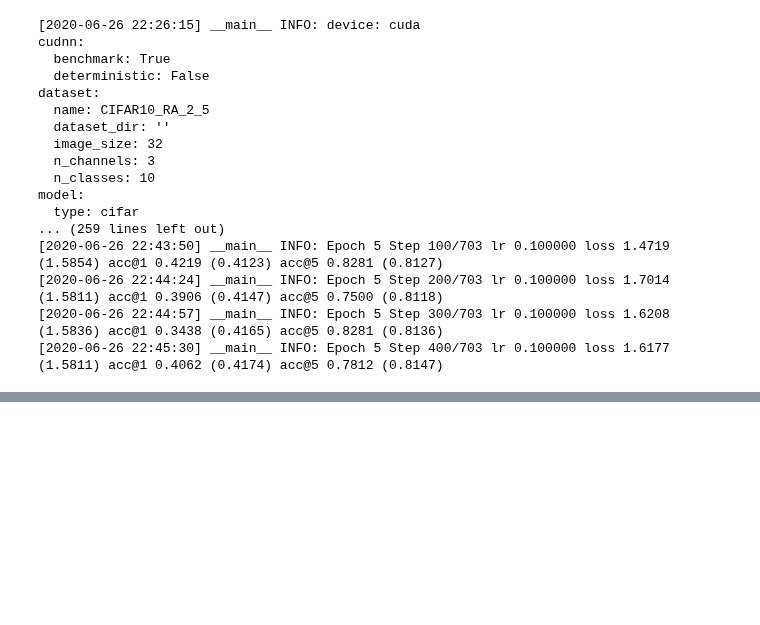
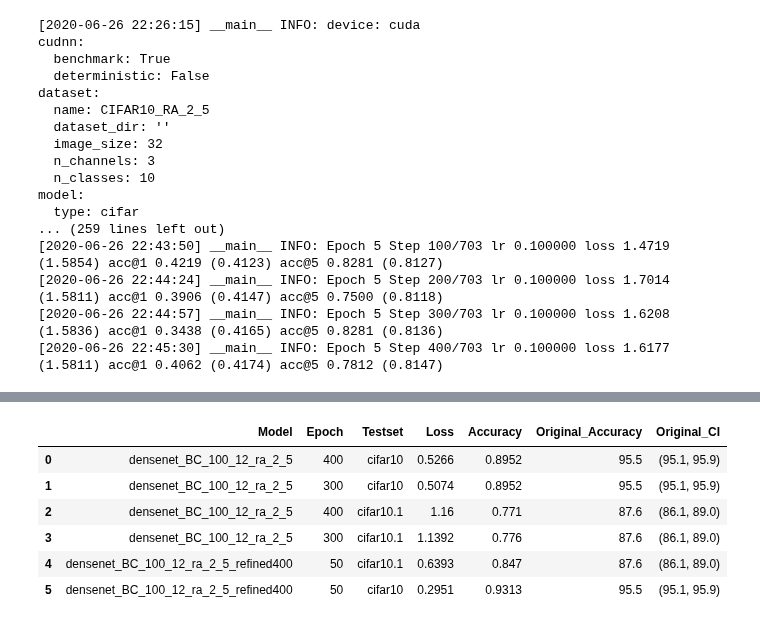
Before and after one commit to danzisar/w210-capstone, a Jupyter notebook: aws-notebooks/densenet_BC_100_12_ra_2_5.ipynb, the cells around one changed output, grey strips where cells are left out. Cells and saved outputs as stored; diff of their text form; code cells hidden in the pictures; blank space fills up the shorter version.

Commit message:
densenet_BC_100_12_ra_2_5 results

```diff
--- a/aws-notebooks/densenet_BC_100_12_ra_2_5.ipynb
+++ b/aws-notebooks/densenet_BC_100_12_ra_2_5.ipynb
@@ -167,25 +215,32 @@ df.to_csv('/home/ec2-user/SageMaker/experiments/densenet_BC_100_12/exp00/results
 df.head()
 # %%
 import pandas as pd
-a = pd.Series(['densenet_BC_100_12_ra_2_5', 400, 'cifar10', ])
-b = pd.Series(['densenet_BC_100_12_ra_2_5', 300, 'cifar10', ])
-c = pd.Series(['densenet_BC_100_12_ra_2_5', 400, 'cifar10.1', ])
-d = pd.Series(['densenet_BC_100_12_ra_2_5', 300, 'cifar10.1', ])
+a = pd.Series(['densenet_BC_100_12_ra_2_5', 400, 'cifar10', 0.5266, 0.8952])
+b = pd.Series(['densenet_BC_100_12_ra_2_5', 300, 'cifar10', 0.5074, 0.8952])
+c = pd.Series(['densenet_BC_100_12_ra_2_5', 400, 'cifar10.1', 1.1600, 0.7710])
+d = pd.Series(['densenet_BC_100_12_ra_2_5', 300, 'cifar10.1', 1.1392, 0.7760])
 
-
-e = pd.Series(['densenet_BC_100_12_ra_2_5_refined400', 50, 'cifar10.1', ])
-f = pd.Series(['densenet_BC_100_12_ra_2_5_refined400', 50, 'cifar10', ])
+e = pd.Series(['densenet_BC_100_12_ra_2_5_refined400', 50, 'cifar10.1', 0.6393, 0.8470])
+f = pd.Series(['densenet_BC_100_12_ra_2_5_refined400', 50, 'cifar10', 0.2951, 0.9313])
 # g = pd.Series(['resnet_basic_32_ra_2_5_refined300', 150, 'cifar10', 0.4499, 0.8795])
 # h = pd.Series(['resnet_basic_32_ra_2_5_refined300', 150, 'cifar10.1', 0.8206, 0.7710])
 
-df_results = pd.concat([a,b,c,d,e,f, g, h], axis=1).T
+df_results = pd.concat([a,b,c,d,e,f], axis=1).T
 df_results.columns = ['Model', 'Epoch', 'Testset', 'Loss', 'Accuracy']
 
 df_results['Original_Accuracy'] = df_results.apply((lambda row: 95.5 if row[2] == 'cifar10' else 87.6), axis=1)
 df_results['Original_CI'] = df_results.apply((lambda row: (95.1, 95.9) if row[2] == 'cifar10' else (86.1, 89.0)), axis=1)
 
 df_results.to_csv('/home/ec2-user/SageMaker/experiments/densenet_BC_100_12_ra_2_5/results.csv')
 df_results
+# %% [output]
+|  | Model | Epoch | Testset | Loss | Accuracy | Original_Accuracy | Original_CI |
+| 0 | densenet_BC_100_12_ra_2_5 | 400 | cifar10 | 0.5266 | 0.8952 | 95.5 | (95.1, 95.9) |
+| 1 | densenet_BC_100_12_ra_2_5 | 300 | cifar10 | 0.5074 | 0.8952 | 95.5 | (95.1, 95.9) |
+| 2 | densenet_BC_100_12_ra_2_5 | 400 | cifar10.1 | 1.16 | 0.771 | 87.6 | (86.1, 89.0) |
+| 3 | densenet_BC_100_12_ra_2_5 | 300 | cifar10.1 | 1.1392 | 0.776 | 87.6 | (86.1, 89.0) |
+| 4 | densenet_BC_100_12_ra_2_5_refined400 | 50 | cifar10.1 | 0.6393 | 0.847 | 87.6 | (86.1, 89.0) |
+| 5 | densenet_BC_100_12_ra_2_5_refined400 | 50 | cifar10 | 0.2951 | 0.9313 | 95.5 | (95.1, 95.9) |
 # %%
 # Peak inside the output file for predictions
 import numpy as np
```
Also changed, not shown: parts of 10 cells of this notebook, 5 other files.
